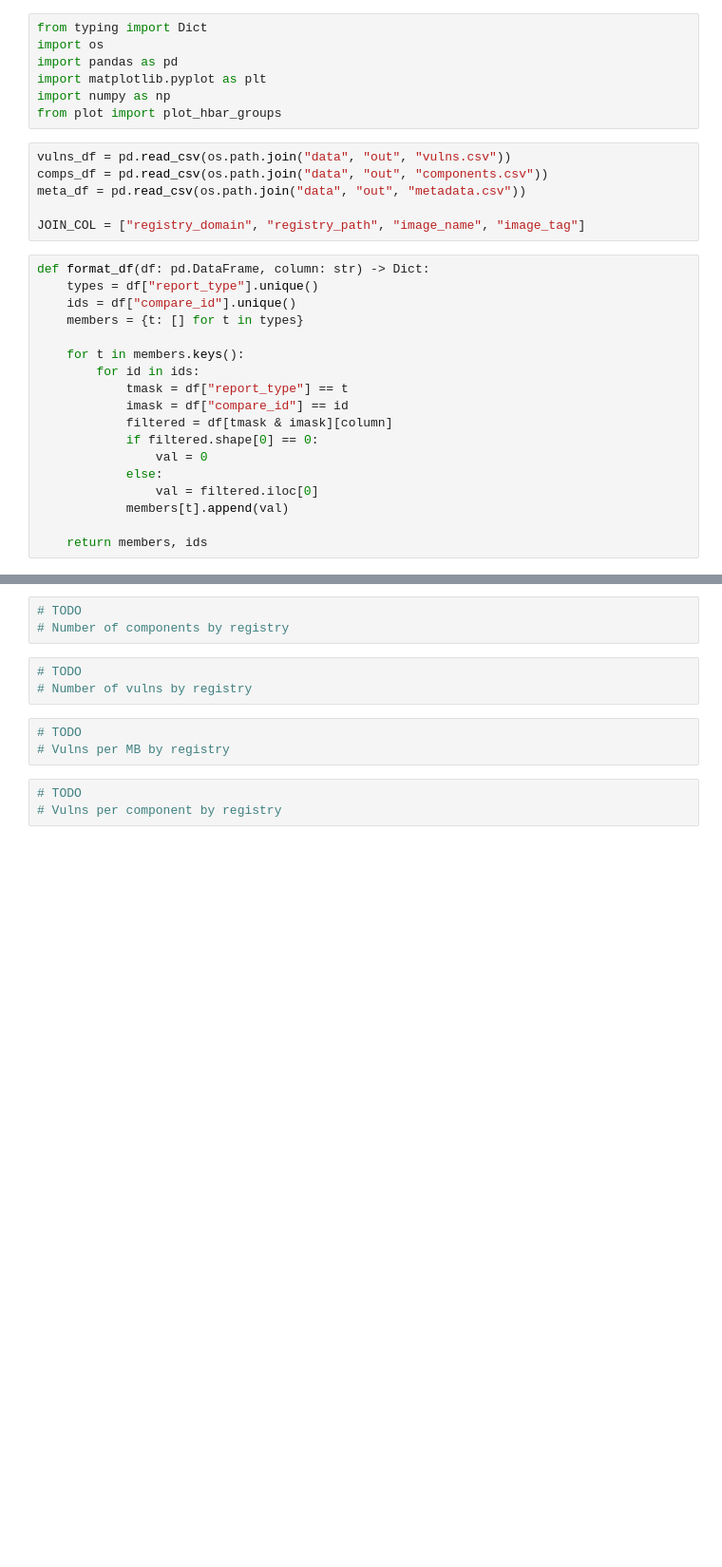
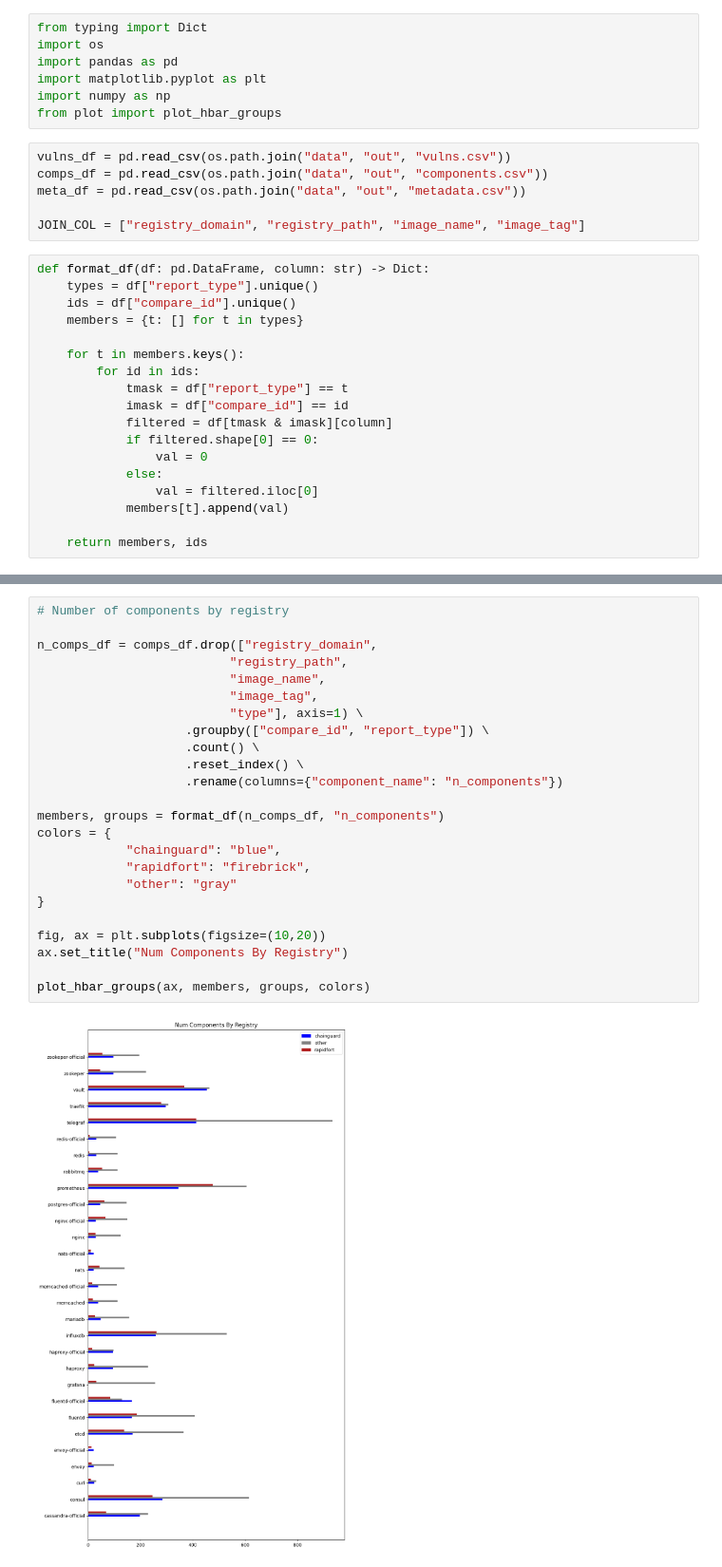
Before and after one commit to paulgibert/images-research, a Jupyter notebook: lab/study.ipynb, the cells around one changed output, grey strips where cells are left out. Shown at 95% size. Saved outputs shown, nothing was run; the diff lists cells and outputs as text; blank space fills up the shorter version.

```diff
--- a/lab/study.ipynb
+++ b/lab/study.ipynb
@@ -50,12 +52,26 @@ plot_hbar_groups(ax, members, groups, colors)
-# %%
-# TODO
-# Number of components by registry
-# %%
-# TODO
-# Number of vulns by registry
-# %%
-# TODO
-# Vulns per MB by registry
-# %%
-# TODO
-# Vulns per component by registry
+# %%
+# Number of components by registry
+
+n_comps_df = comps_df.drop(["registry_domain",
+                          "registry_path",
+                          "image_name",
+                          "image_tag",
+                          "type"], axis=1) \
+                    .groupby(["compare_id", "report_type"]) \
+                    .count() \
+                    .reset_index() \
+                    .rename(columns={"component_name": "n_components"})
+
+members, groups = format_df(n_comps_df, "n_components")
+colors = {
+            "chainguard": "blue",
+            "rapidfort": "firebrick",
+            "other": "gray"
+}
+
+fig, ax = plt.subplots(figsize=(10,20))
+ax.set_title("Num Components By Registry")
+
+plot_hbar_groups(ax, members, groups, colors)
+# %% [output]
+[figure, added]
```
Also changed, not shown: parts of 4 cells of this notebook, 2 other files.
